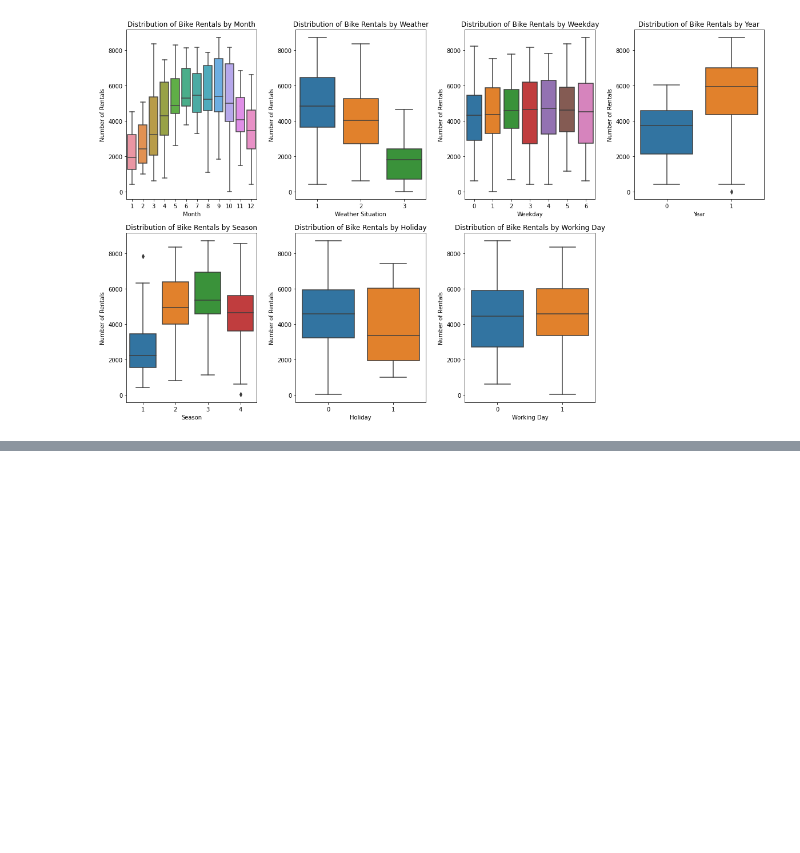
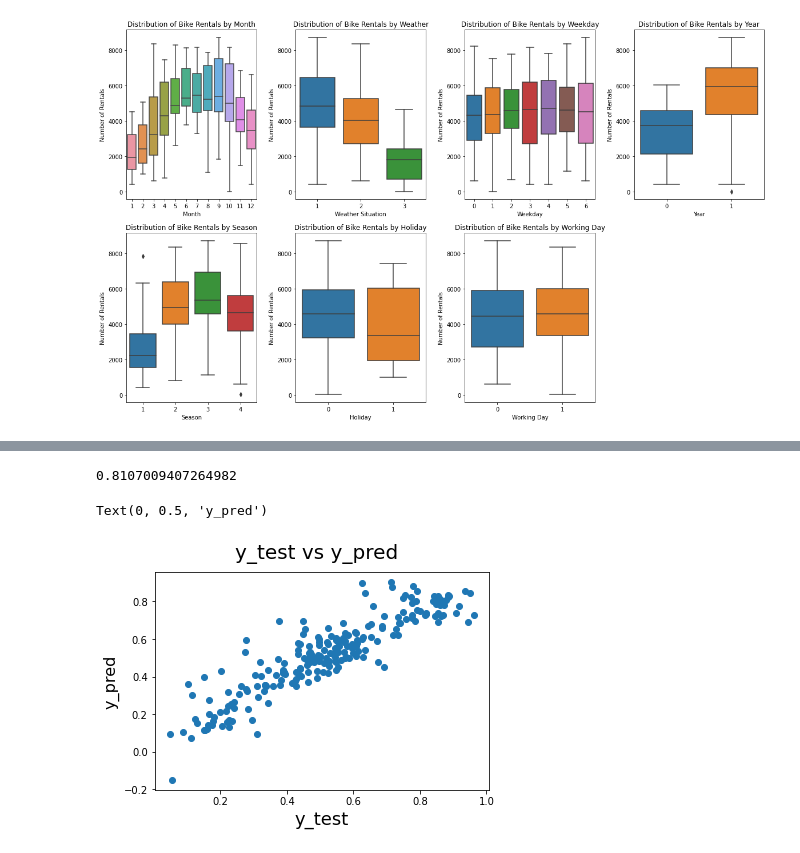
Before and after one commit to bigredbug47/BikeSharing, a Jupyter notebook: BikeSharing.ipynb, the cells around one changed output, grey strips where cells are left out. Cells and saved outputs as stored; diff of their text form; code cells hidden in the pictures; blank space fills up the shorter version.

```diff
--- a/BikeSharing.ipynb
+++ b/BikeSharing.ipynb
@@ -319,0 +650,8 @@ plt.show()
+# %%
+# Create a list of the variables that you need to scale
+varlist = ['temp', 'atemp', 'hum', 'windspeed', 'cnt']
+
+# Scale these variables using 'fit_transform'
+df_test[varlist] = scaler.transform(df_test[varlist])
+
+df_test
@@ -319,0 +672,27 @@ plt.show()
+# %%
+# Split the test dataset into X and y
+
+y_test = df_test.pop('cnt')
+X_test = df_test
+# %%
+X_test_sm = sm.add_constant(X_test)
+X_test_sm = X_test_sm.drop(["atemp", "mnth", "workingday"], axis = 1)
+
+y_test_pred = lm.predict(X_test_sm)
+# %%
+from sklearn.metrics import r2_score
+
+r2_score(y_true=y_test, y_pred=y_test_pred)
+# %% [output]
+0.8107009407264982
+# %%
+# Plotting y_test and y_pred to understand the spread
+
+fig = plt.figure()
+plt.scatter(y_test, y_test_pred)
+fig.suptitle('y_test vs y_pred', fontsize = 20)              # Plot heading
+plt.xlabel('y_test', fontsize = 18)                          # X-label
+plt.ylabel('y_pred', fontsize = 16)
+# %% [output]
+Text(0, 0.5, 'y_pred')
+[figure, added]
```
Also changed, not shown: parts of 25 cells of this notebook.
